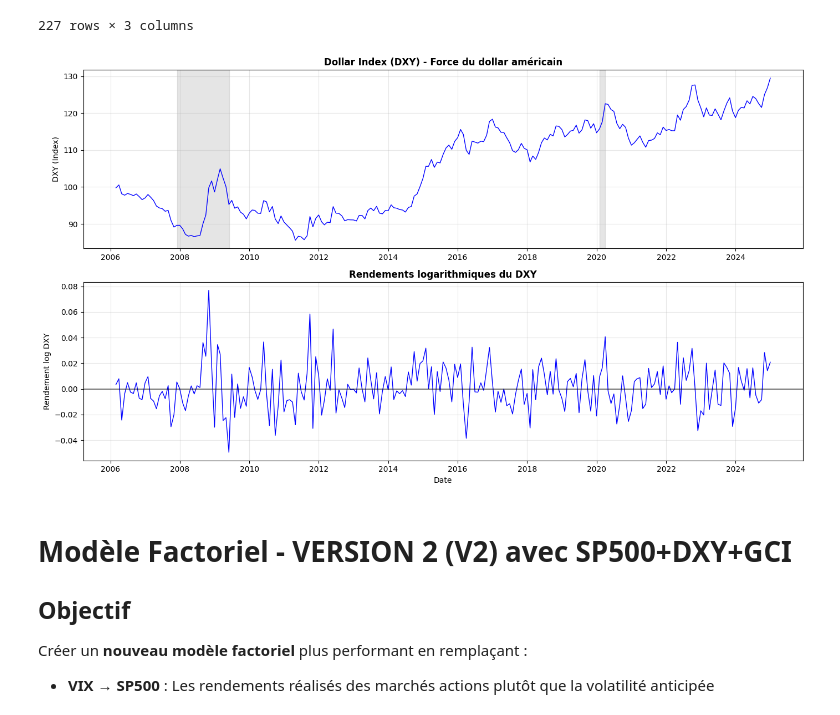
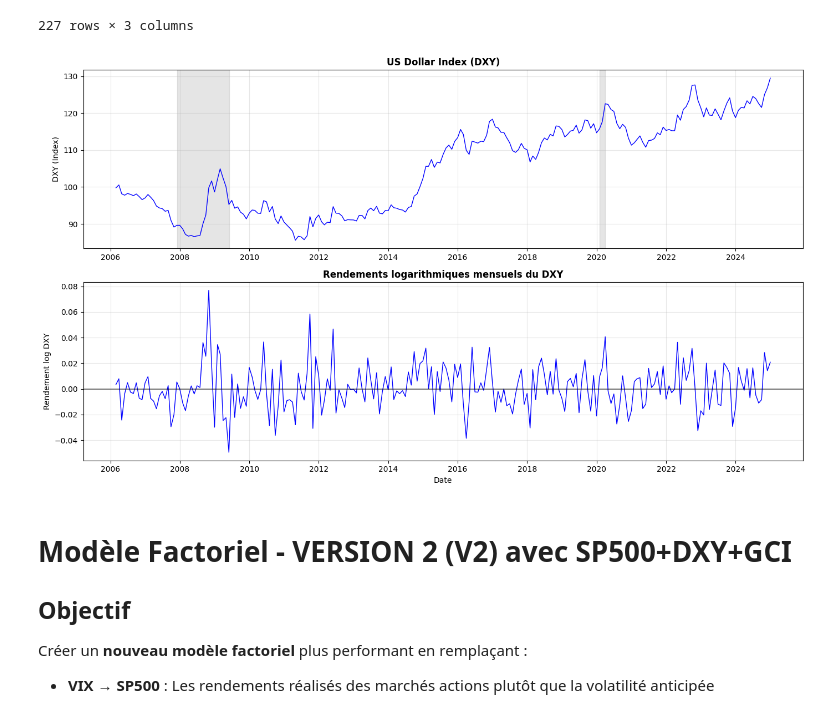
Before and after one commit to Lilas-Bertot/ETUDE-DE-CAS-2, a Jupyter notebook: Étude de cas 2.ipynb, the cells around one changed output. Drawn from its saved outputs; the diff is of its cells as text; code cells hidden in the pictures.

```diff
--- a/Étude de cas 2.ipynb
+++ b/Étude de cas 2.ipynb
@@ -1641,29 +1622,29 @@ Name: dxy_return, dtype: float64
 # %%
 # Graphique DXY
 fig, (ax1, ax2) = plt.subplots(2, 1, figsize=(14, 8))
 
 # Niveau du DXY
 ax1.plot(dxy_monthly['date'], dxy_monthly['DXY'], linewidth=1, color='blue')
-ax1.set_title('DXY', fontsize=12, fontweight='bold')
+ax1.set_title('US Dollar Index (DXY)', fontsize=12, fontweight='bold')
 ax1.set_ylabel('DXY (Index)')
 ax1.grid(True, alpha=0.3)
 
 # Zones récessions majeures
 ax1.axvspan(pd.Timestamp('2007-12-01'), pd.Timestamp('2009-06-01'), alpha=0.2, color='grey')
 ax1.axvspan(pd.Timestamp('2020-02-01'), pd.Timestamp('2020-04-01'), alpha=0.2, color='grey')
 
 #Rendements logarithmiques du DXY
 ax2.plot(dxy_monthly['date'], dxy_monthly['dxy_return'], linewidth=1, color='blue')
-ax2.set_title('Rendements logarithmiques du DXY', fontsize=12, fontweight='bold')
+ax2.set_title('Rendements logarithmiques mensuels du DXY', fontsize=12, fontweight='bold')
 ax2.set_xlabel('Date')
 ax2.set_ylabel('Rendement log DXY')
 ax2.grid(True, alpha=0.3)
 ax2.axhline(y=0, color='black', linestyle='-', alpha=0.5)
 
 plt.tight_layout()
 plt.show()
 # %% [output]
-[figure, old version]
+[figure, new version]
 # %% [markdown]
 # Modèle Factoriel - VERSION 2 (V2) avec SP500+DXY+GCI
 
```
Also changed, not shown: parts of 4 cells of this notebook.
